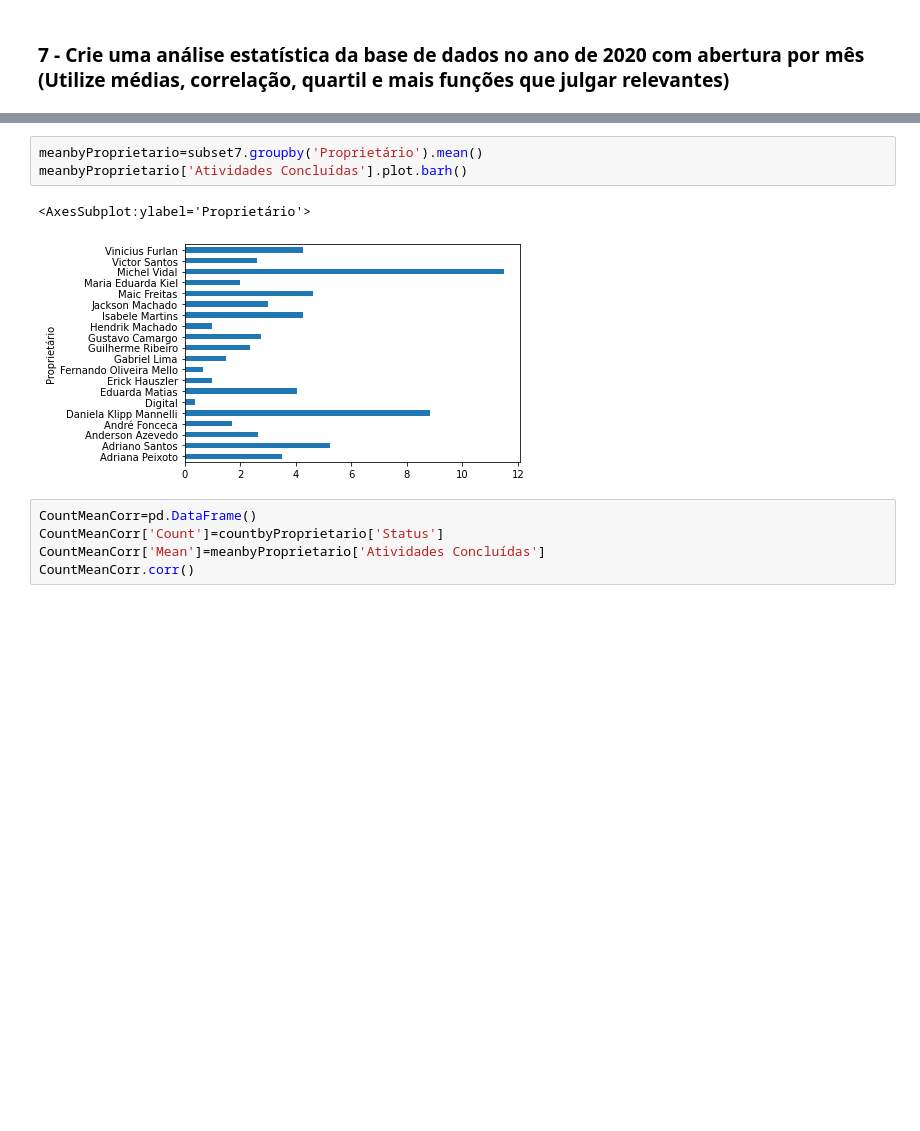
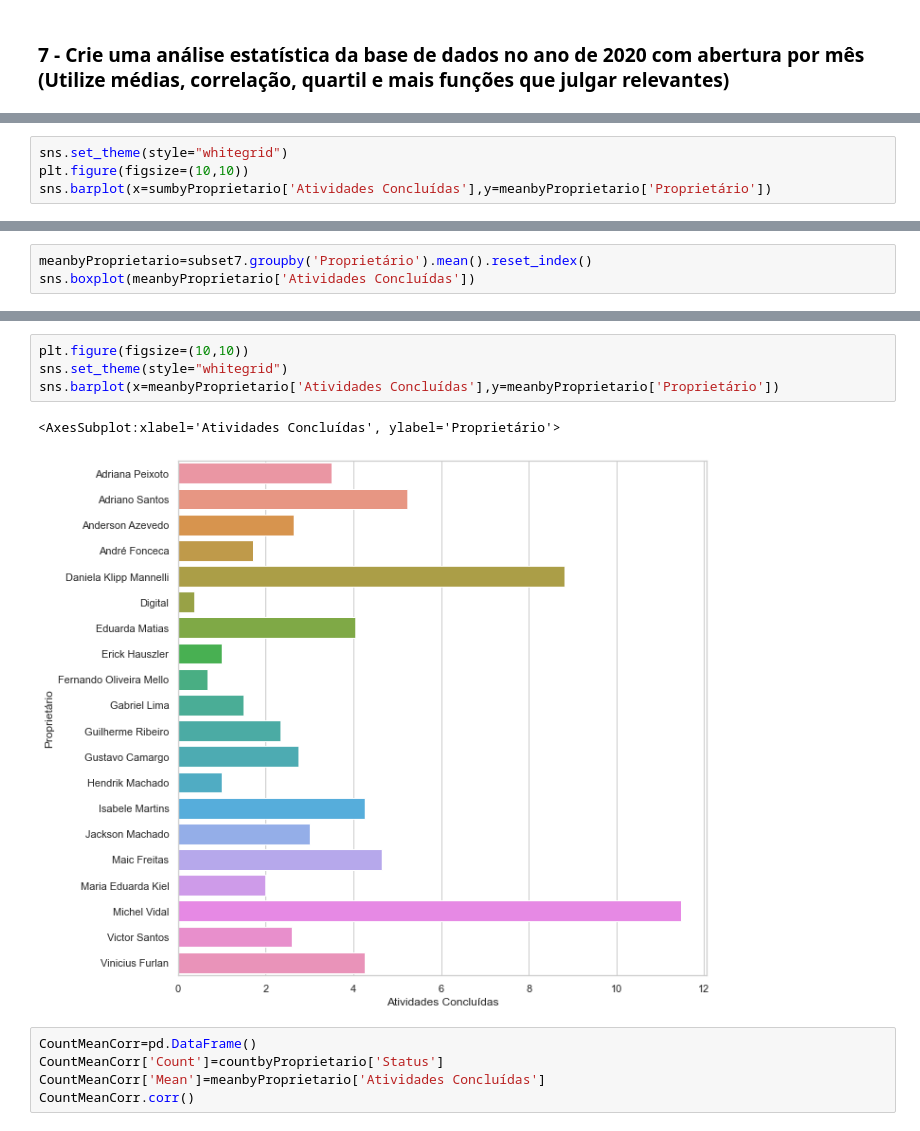
Before and after one commit to lunarti/Data-Challenge, a Jupyter notebook: teste coodesh.ipynb, the cells around one changed output, grey strips where cells are left out. Saved outputs shown, nothing was run; the diff lists cells and outputs as text; blank space fills up the shorter version.

```diff
--- a/teste coodesh.ipynb
+++ b/teste coodesh.ipynb
@@ -194,0 +189,4 @@ countbyProprietario['Status'].plot.barh()
+# %%
+sns.set_theme(style="whitegrid")
+plt.figure(figsize=(10,10))
+sns.barplot(x=sumbyProprietario['Atividades Concluídas'],y=meanbyProprietario['Proprietário'])
@@ -194,0 +196,3 @@ countbyProprietario['Status'].plot.barh()
+# %%
+meanbyProprietario=subset7.groupby('Proprietário').mean().reset_index()
+sns.boxplot(meanbyProprietario['Atividades Concluídas'])
@@ -195,9 +207,10 @@ countbyProprietario['Status'].plot.barh()
 # %%
-meanbyProprietario=subset7.groupby('Proprietário').mean()
-meanbyProprietario['Atividades Concluídas'].plot.barh()
+plt.figure(figsize=(10,10))
+sns.set_theme(style="whitegrid")
+sns.barplot(x=meanbyProprietario['Atividades Concluídas'],y=meanbyProprietario['Proprietário'])
 # %% [output]
-<AxesSubplot:ylabel='Proprietário'>
+<AxesSubplot:xlabel='Atividades Concluídas', ylabel='Proprietário'>
-[figure, old version]
+[figure, new version]
 # %%
 CountMeanCorr=pd.DataFrame()
 CountMeanCorr['Count']=countbyProprietario['Status']
```
Also changed, not shown: parts of 18 cells of this notebook.
